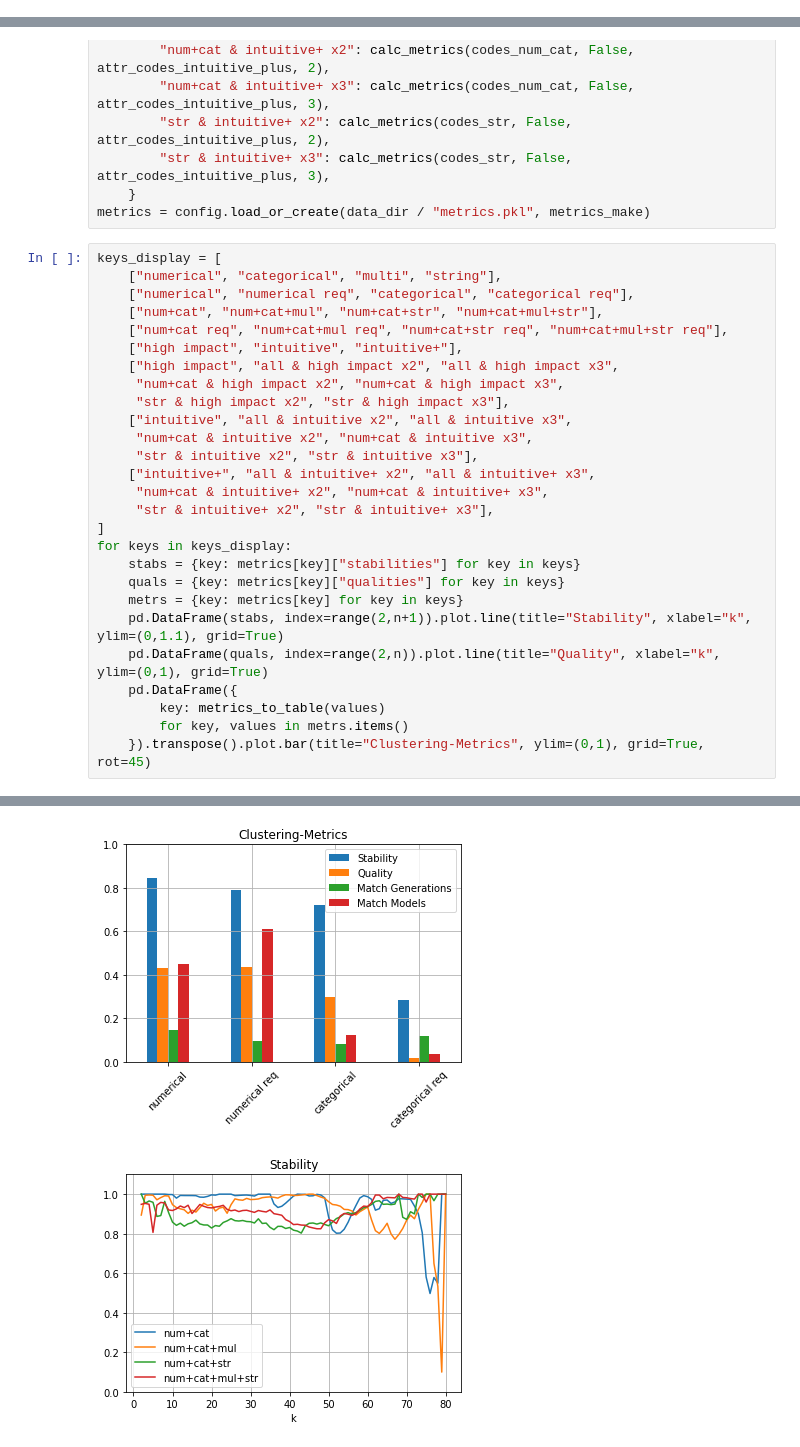
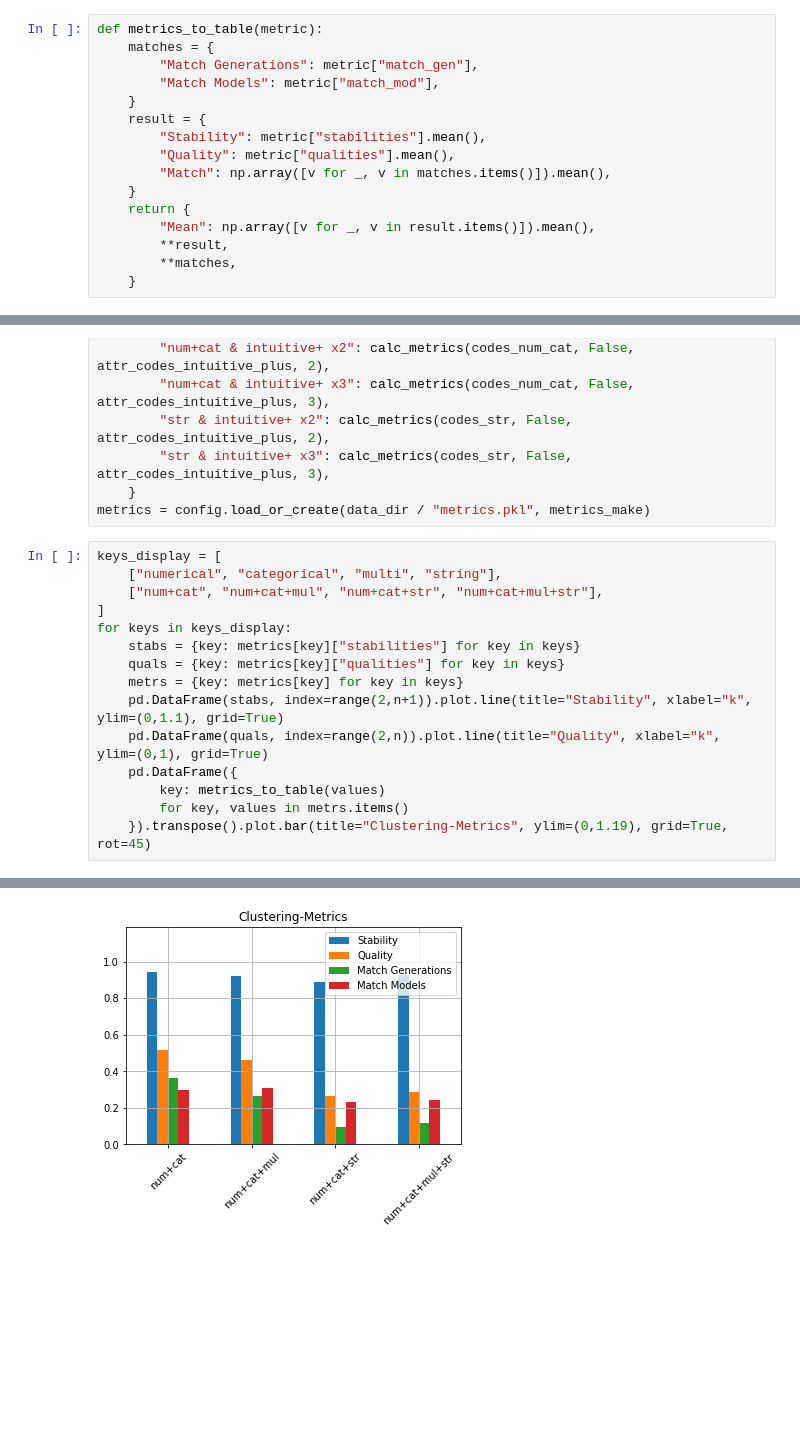
Before and after one commit to hd-code/ma-product-clustering, a Jupyter notebook: cluster-analysis/notebooks/clustering/1-cases.ipynb, the cells around one changed output, grey strips where cells are left out. Cells and saved outputs as stored; diff of their text form; blank space fills up the shorter version.

Commit message:
working on metrics

```diff
--- a/cluster-analysis/notebooks/clustering/1-cases.ipynb
+++ b/cluster-analysis/notebooks/clustering/1-cases.ipynb
@@ -162,3 +154,19 @@ def metrics_to_table(metric):
+# %%
+def metrics_to_table(metric):
+    matches = {
+        "Match Generations": metric["match_gen"],
+        "Match Models": metric["match_mod"],
+    }
+    result = {
+        "Stability": metric["stabilities"].mean(),
+        "Quality": metric["qualities"].mean(),
+        "Match": np.array([v for _, v in matches.items()]).mean(),
+    }
+    return {
+        "Mean": np.array([v for _, v in result.items()]).mean(),
+        **result,
+        **matches,
+    }
 # %%
 def attr_metrics_make():
     attr_metrics = {}
@@ -311,19 +319,7 @@ metrics = config.load_or_create(data_dir / "metrics.pkl", metrics_make)
 # %%
 keys_display = [
     ["numerical", "categorical", "multi", "string"],
-    ["numerical", "numerical req", "categorical", "categorical req"],
     ["num+cat", "num+cat+mul", "num+cat+str", "num+cat+mul+str"],
-    ["num+cat req", "num+cat+mul req", "num+cat+str req", "num+cat+mul+str req"],
-    ["high impact", "intuitive", "intuitive+"],
-    ["high impact", "all & high impact x2", "all & high impact x3",
-     "num+cat & high impact x2", "num+cat & high impact x3",
-     "str & high impact x2", "str & high impact x3"],
-    ["intuitive", "all & intuitive x2", "all & intuitive x3",
-     "num+cat & intuitive x2", "num+cat & intuitive x3",
-     "str & intuitive x2", "str & intuitive x3"],
-    ["intuitive+", "all & intuitive+ x2", "all & intuitive+ x3",
-     "num+cat & intuitive+ x2", "num+cat & intuitive+ x3",
-     "str & intuitive+ x2", "str & intuitive+ x3"],
 ]
 for keys in keys_display:
     stabs = {key: metrics[key]["stabilities"] for key in keys}
@@ -334,7 +330,7 @@ for keys in keys_display:
     pd.DataFrame({
         key: metrics_to_table(values)
         for key, values in metrs.items()
-    }).transpose().plot.bar(title="Clustering-Metrics", ylim=(0,1), grid=True, rot=45)
+    }).transpose().plot.bar(title="Clustering-Metrics", ylim=(0,1.19), grid=True, rot=45)
 # %% [output]
 [figure]
 [figure]
@@ -344,2 +340 @@ for keys in keys_display:
-[figure, old version]
+[figure, new version]
-[figure, removed]
```
Also changed, not shown: parts of 4 cells of this notebook, 14 other files.
